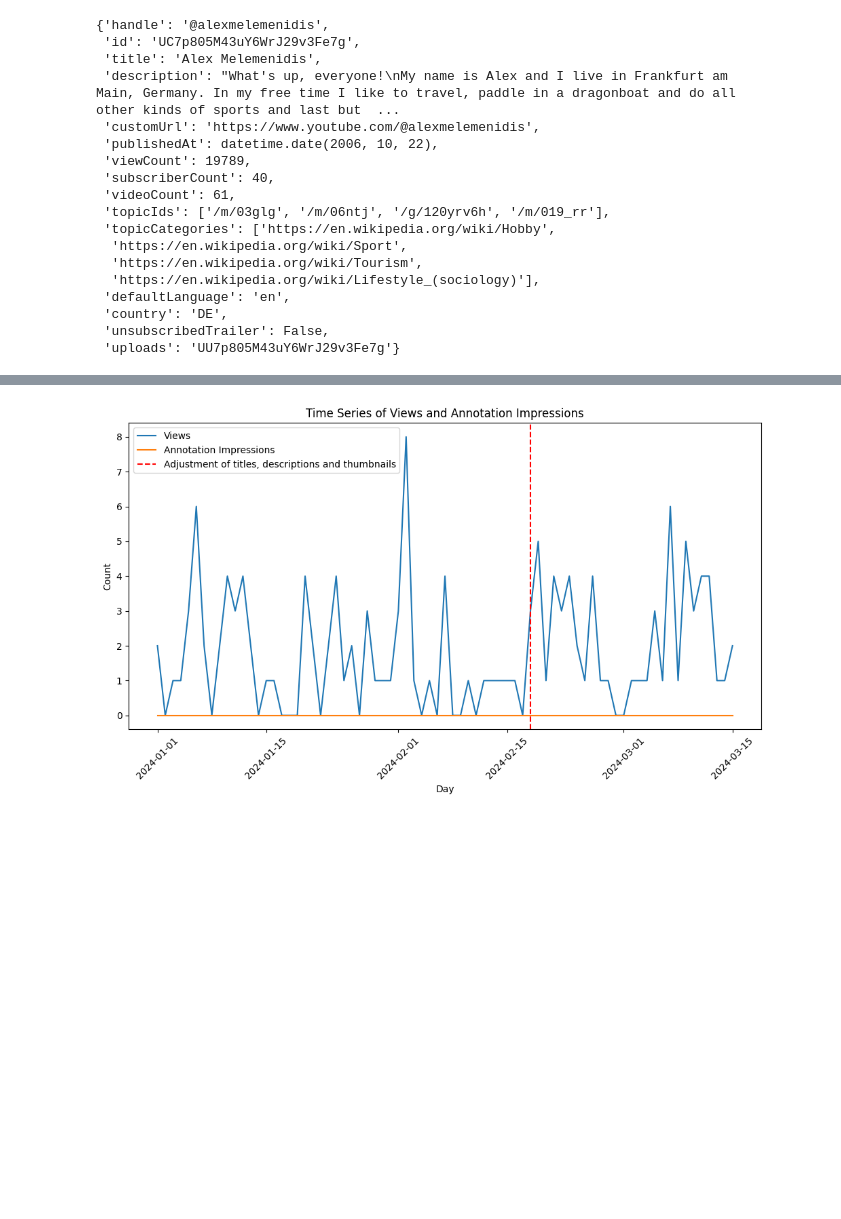
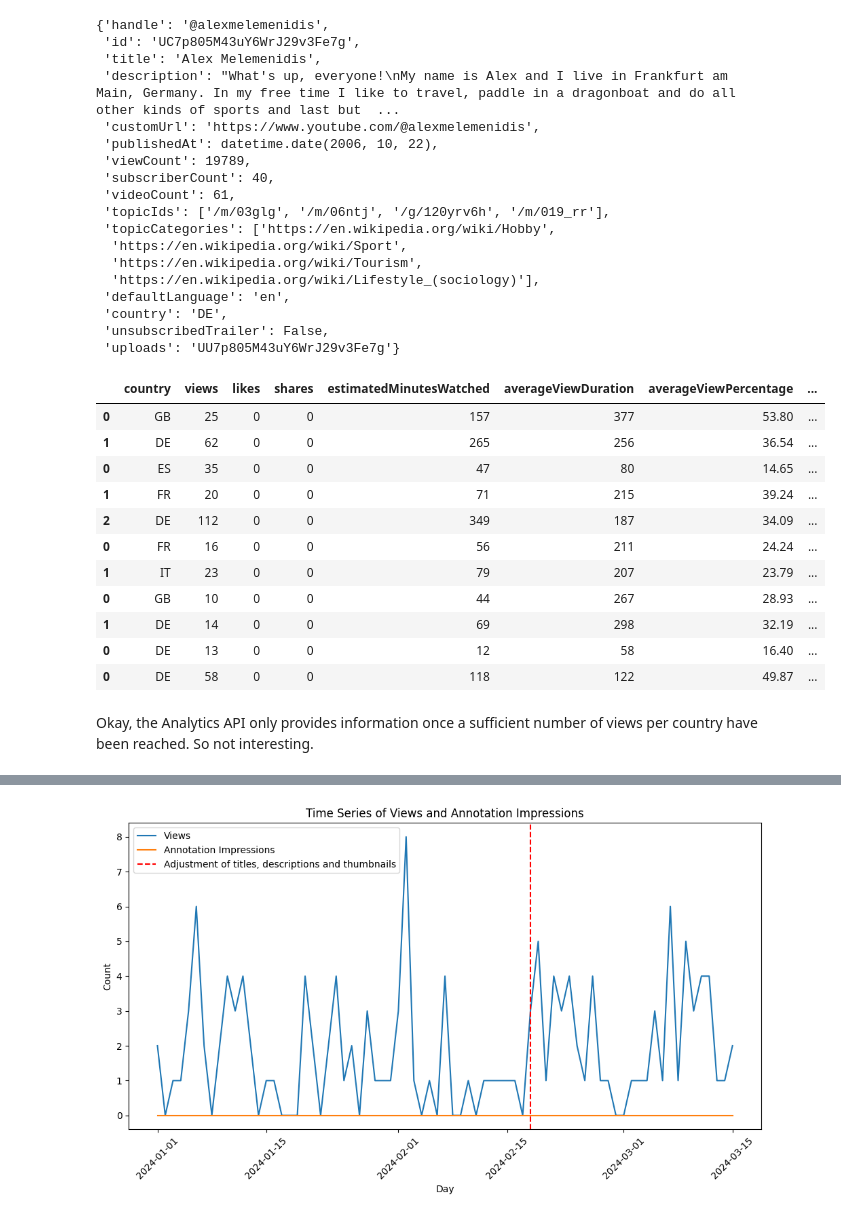
Before and after one commit to alex-m-ffm/Youtube_Analysis, a Jupyter notebook: youtube_analysis.ipynb, the cells around one changed output, grey strips where cells are left out. Drawn from its saved outputs; the diff is of its cells as text; code cells hidden in the pictures; blank space fills up the shorter version.

```diff
--- a/youtube_analysis.ipynb
+++ b/youtube_analysis.ipynb
@@ -1142,3 +1164,44 @@ old_videos = ['4UYevtuy5Dg', 'RNPu4vywWtQ','PnuKrfa1WXQ','5sDNYWaH_j0','JqDFkySx
+# %%
+my_demographics_list = []
+
+#for video in my_videos_df['videoId']:
+for video in my_db_videos:
+    analytics_df = youtubeAnalytics.reports().query(
+        ids="channel==MINE",
+        startDate="2022-01-01",
+        endDate="2024-03-27",
+        metrics="views,likes,shares,estimatedMinutesWatched,averageViewDuration,averageViewPercentage,annotationImpressions,annotationClickThroughRate,annotationCloseRate",
+        dimensions="country",
+        filters=f"video=={video}",
+        sort="estimatedMinutesWatched"
+        ).execute()
+
+    columns = [x['name'] for x in analytics_df['columnHeaders']]
+
+    analytics_df = pd.DataFrame(data=analytics_df['rows'], columns=columns)
+
+    analytics_df['videoId'] = video
+
+    my_demographics_list.append(analytics_df)
+# %%
+my_demographics_df = pd.concat(my_demographics_list, axis=0)
+# %%
+my_demographics_df
+# %% [output]
+|  | country | views | likes | shares | estimatedMinutesWatched | averageViewDuration | averageViewPercentage | ... |
+| 0 | GB | 25 | 0 | 0 | 157 | 377 | 53.80 | ... |
+| 1 | DE | 62 | 0 | 0 | 265 | 256 | 36.54 | ... |
+| 0 | ES | 35 | 0 | 0 | 47 | 80 | 14.65 | ... |
+| 1 | FR | 20 | 0 | 0 | 71 | 215 | 39.24 | ... |
+| 2 | DE | 112 | 0 | 0 | 349 | 187 | 34.09 | ... |
+| 0 | FR | 16 | 0 | 0 | 56 | 211 | 24.24 | ... |
+| 1 | IT | 23 | 0 | 0 | 79 | 207 | 23.79 | ... |
+| 0 | GB | 10 | 0 | 0 | 44 | 267 | 28.93 | ... |
+| 1 | DE | 14 | 0 | 0 | 69 | 298 | 32.19 | ... |
+| 0 | DE | 13 | 0 | 0 | 12 | 58 | 16.40 | ... |
+| 0 | DE | 58 | 0 | 0 | 118 | 122 | 49.87 | ... |
+# %% [markdown]
+Okay, the Analytics API only provides information once a sufficient number of views per country have been reached. So not interesting.
 # %%
 # youtube analytics
 
```
Also changed, not shown: parts of 1 cell of this notebook, 3 other files.
